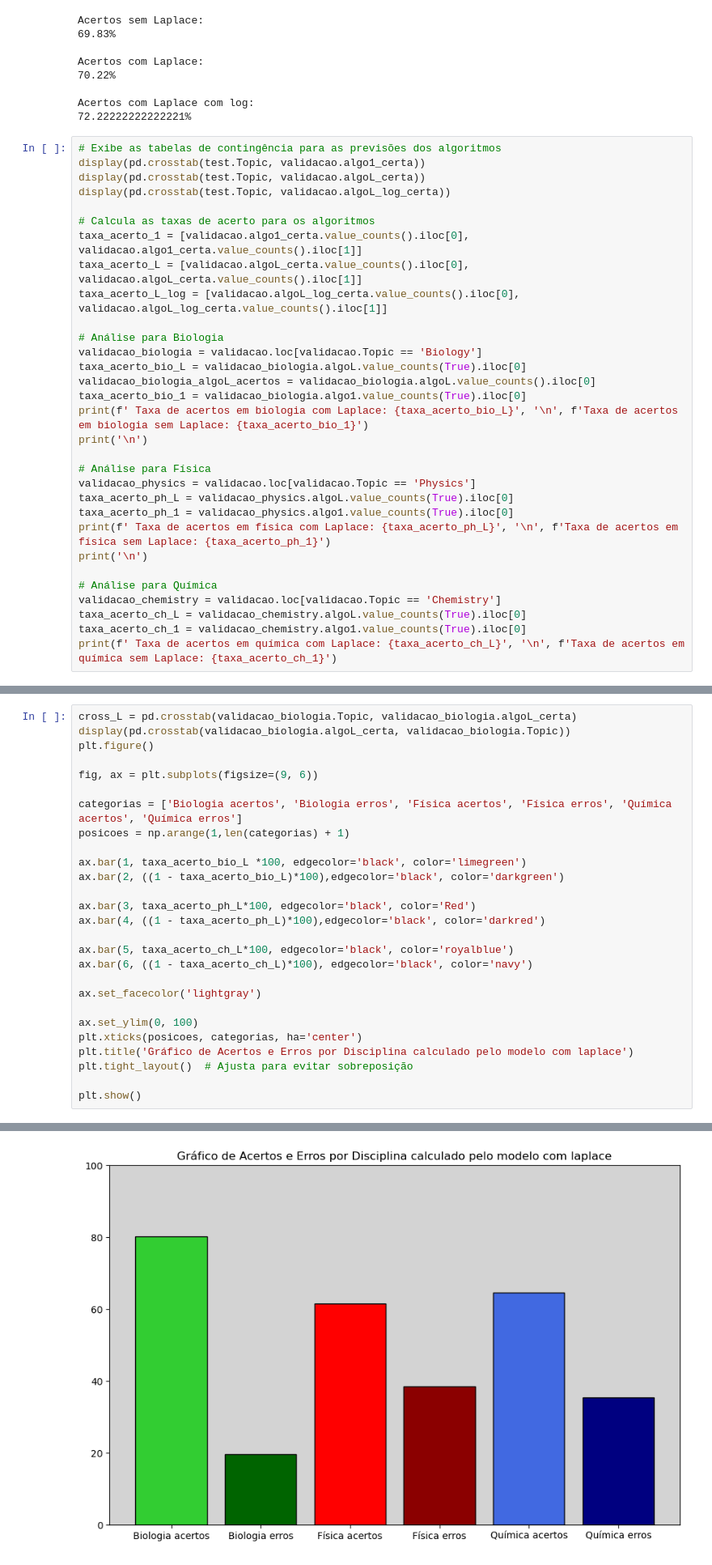
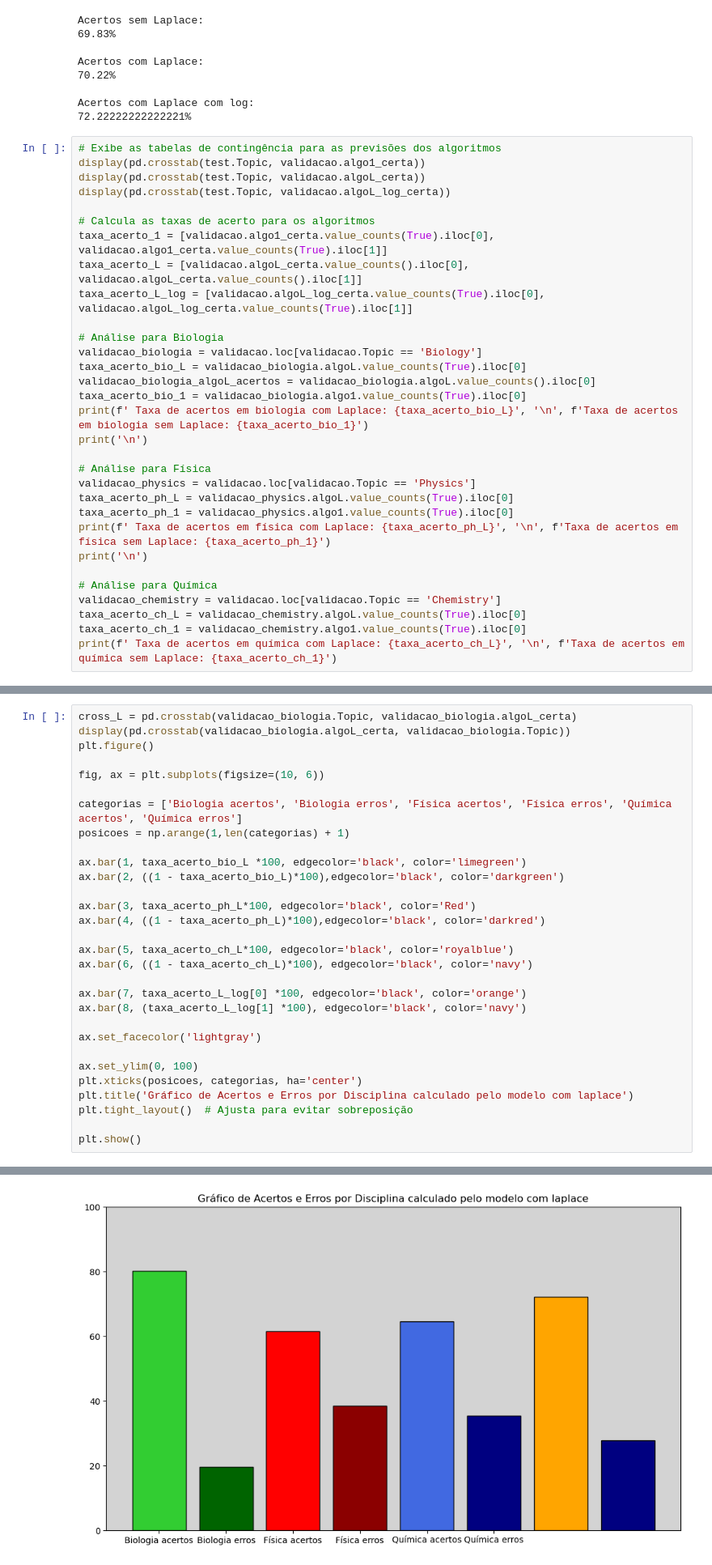
Before and after one commit to Danilo-C-Ramos/C-Dados-Grupo-1, a Jupyter notebook: Projeto1 Template.ipynb, the cells around one changed output, grey strips where cells are left out. Shown at 81% size. Drawn from its saved outputs; the diff is of its cells as text.

```diff
--- a/Projeto1 Template.ipynb
+++ b/Projeto1 Template.ipynb
@@ -281,9 +317,9 @@ display(pd.crosstab(test.Topic, validacao.algoL_certa))
 display(pd.crosstab(test.Topic, validacao.algoL_log_certa))
 
 # Calcula as taxas de acerto para os algoritmos
-taxa_acerto_1 = [validacao.algo1_certa.value_counts().iloc[0], validacao.algo1_certa.value_counts().iloc[1]]
+taxa_acerto_1 = [validacao.algo1_certa.value_counts(True).iloc[0], validacao.algo1_certa.value_counts(True).iloc[1]]
 taxa_acerto_L = [validacao.algoL_certa.value_counts().iloc[0], validacao.algoL_certa.value_counts().iloc[1]]
-taxa_acerto_L_log = [validacao.algoL_log_certa.value_counts().iloc[0], validacao.algoL_log_certa.value_counts().iloc[1]]
+taxa_acerto_L_log = [validacao.algoL_log_certa.value_counts(True).iloc[0], validacao.algoL_log_certa.value_counts(True).iloc[1]]
 
 # Análise para Biologia
 validacao_biologia = validacao.loc[validacao.Topic == 'Biology']
@@ -374,32 +413,35 @@ cross_L = pd.crosstab(validacao_biologia.Topic, validacao_biologia.algoL_certa)
 display(pd.crosstab(validacao_biologia.algoL_certa, validacao_biologia.Topic))
 plt.figure()
 
-fig, ax = plt.subplots(figsize=(9, 6))
+fig, ax = plt.subplots(figsize=(10, 6))
 
 categorias = ['Biologia acertos', 'Biologia erros', 'Física acertos', 'Física erros', 'Química acertos', 'Química erros']
 posicoes = np.arange(1,len(categorias) + 1)
 
 ax.bar(1, taxa_acerto_bio_L *100, edgecolor='black', color='limegreen')
 ax.bar(2, ((1 - taxa_acerto_bio_L)*100),edgecolor='black', color='darkgreen')
 
 ax.bar(3, taxa_acerto_ph_L*100, edgecolor='black', color='Red')
 ax.bar(4, ((1 - taxa_acerto_ph_L)*100),edgecolor='black', color='darkred')
 
 ax.bar(5, taxa_acerto_ch_L*100, edgecolor='black', color='royalblue')
 ax.bar(6, ((1 - taxa_acerto_ch_L)*100), edgecolor='black', color='navy')
 
+ax.bar(7, taxa_acerto_L_log[0] *100, edgecolor='black', color='orange')
+ax.bar(8, (taxa_acerto_L_log[1] *100), edgecolor='black', color='navy')
+
 ax.set_facecolor('lightgray')
 
 ax.set_ylim(0, 100)
 plt.xticks(posicoes, categorias, ha='center')
 plt.title('Gráfico de Acertos e Erros por Disciplina calculado pelo modelo com laplace')
 plt.tight_layout()  # Ajusta para evitar sobreposição
 
 plt.show()
 # %% [output]
 | Topic | Biology |
 | algoL_certa |  |
 | False | 145 |
 | True | 592 |
 <Figure size 640x480 with 0 Axes>
-[figure, old version]
+[figure, new version]
```
Also changed, not shown: parts of 24 cells of this notebook.
